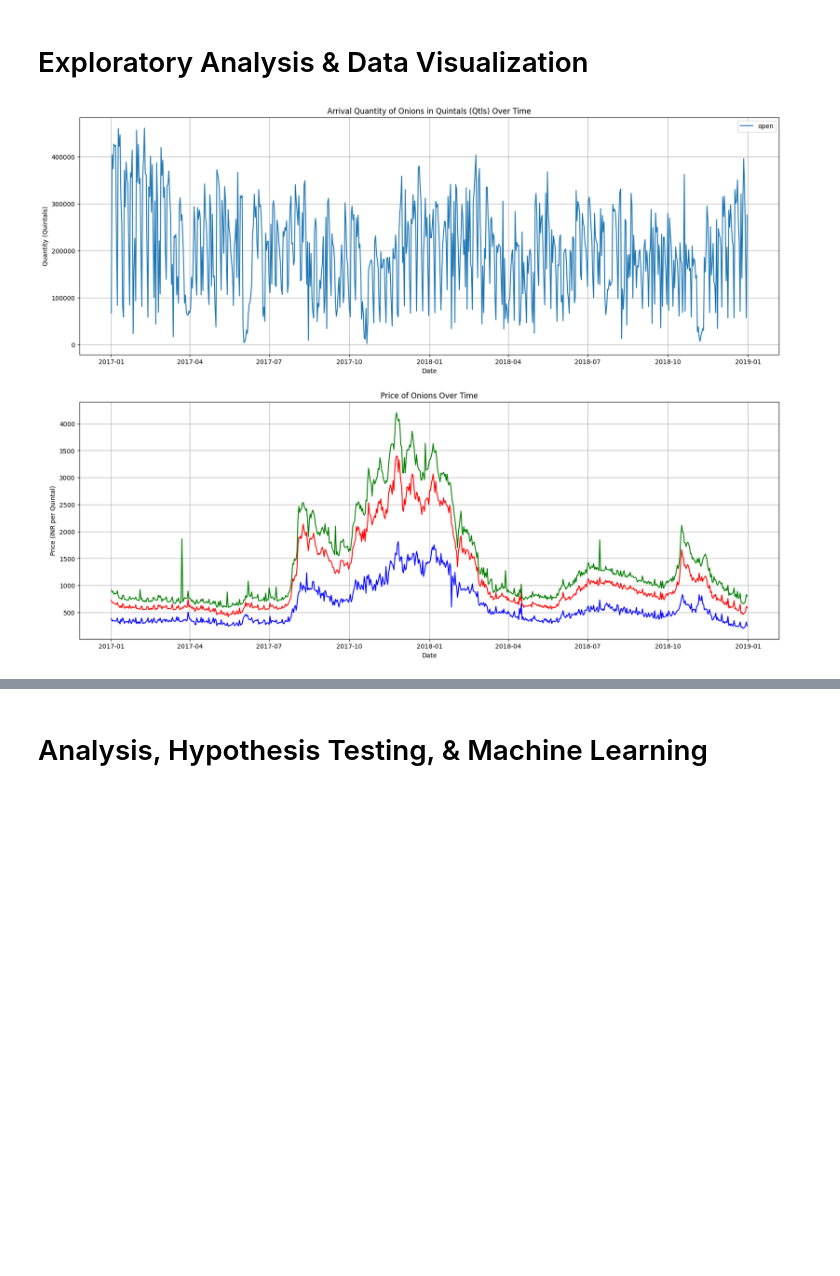
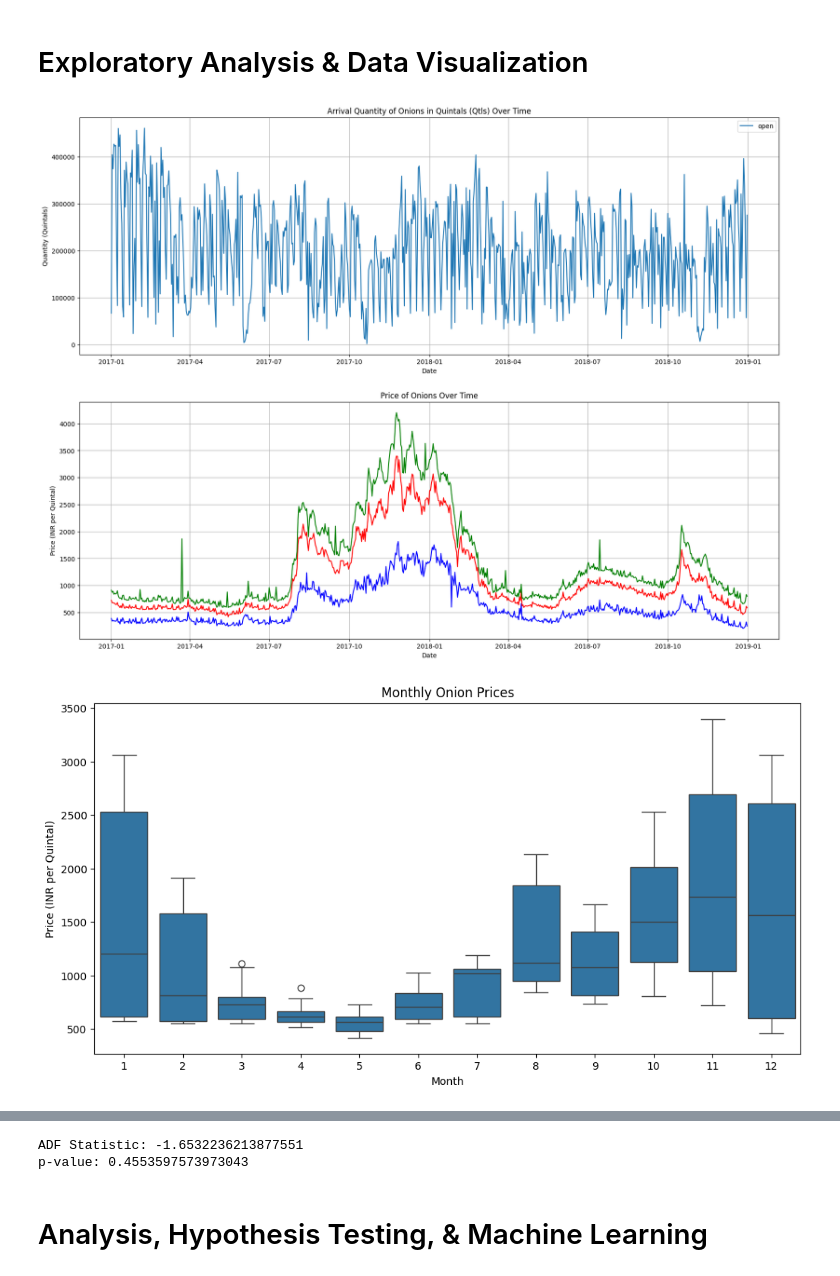
Before and after one commit to 4Delta6/4Delta6.github.io, a Jupyter notebook: final.ipynb, the cells around one changed output, grey strips where cells are left out. Drawn from its saved outputs; the diff is of its cells as text; code cells hidden in the pictures; blank space fills up the shorter version.

Commit message:
added another graph

```diff
--- a/final.ipynb
+++ b/final.ipynb
@@ -51,6 +54,10 @@ df['date'] = pd.to_datetime(df['date'])
 df = df[df['date'] >= '2017-01-01']
 df = df.sort_values(by='date')
 
+# Add a column for the day of the week and month
+df['day_of_week'] = df['date'].dt.dayofweek
+df['month'] = df['date'].dt.month
+
 # Set date to index
 df.set_index('date', inplace=True)
 
@@ -68,25 +75,42 @@ date
 # %%
 # Plotting Quantity
 plt.figure(figsize=(20, 15))
 plt.subplot(2, 1, 1)
 plt.plot(df.index, df['quantity'], label='open')
 plt.title('Arrival Quantity of Onions in Quintals (Qtls) Over Time')
 plt.xlabel('Date')
 plt.ylabel('Quantity (Quintals)')
 plt.legend()
 plt.grid(True)
 
 # Plotting min, max, and modal
 plt.subplot(2, 1, 2)
 plt.plot(df.index, df['min'], color='blue')
 plt.plot(df.index, df['modal'], color='red')
 plt.plot(df.index, df['max'], color='green')
 plt.title('Price of Onions Over Time')
 plt.xlabel('Date')
 plt.ylabel('Price (INR per Quintal)')
 plt.grid(True)
 
+# Box plot to show modal price in each month
+plt.figure(figsize=(12, 6))
+sns.boxplot(x='month', y='modal', data=df)
+plt.xlabel('Month')
+plt.ylabel('Price (INR per Quintal)')
+plt.title('Monthly Onion Prices')
+
+# Decomposition
+result = seasonal_decompose(df['modal'], model='additive', period=30)
+result.plot()
+plt.show()
+
+# Stationarity test
+adf_test = adfuller(df['modal'])
+print(f'ADF Statistic: {adf_test[0]}')
+print(f'p-value: {adf_test[1]}')
 
 plt.show()
 # %% [output]
 [figure]
+[figure, added]
@@ -93,3 +118,5 @@ plt.show()
+ADF Statistic: -1.6532236213877551
+p-value: 0.4553597573973043
 # %% [markdown]
 # Analysis, Hypothesis Testing, & Machine Learning
 # %% [markdown]
```
Also changed, not shown: parts of 3 cells of this notebook.
